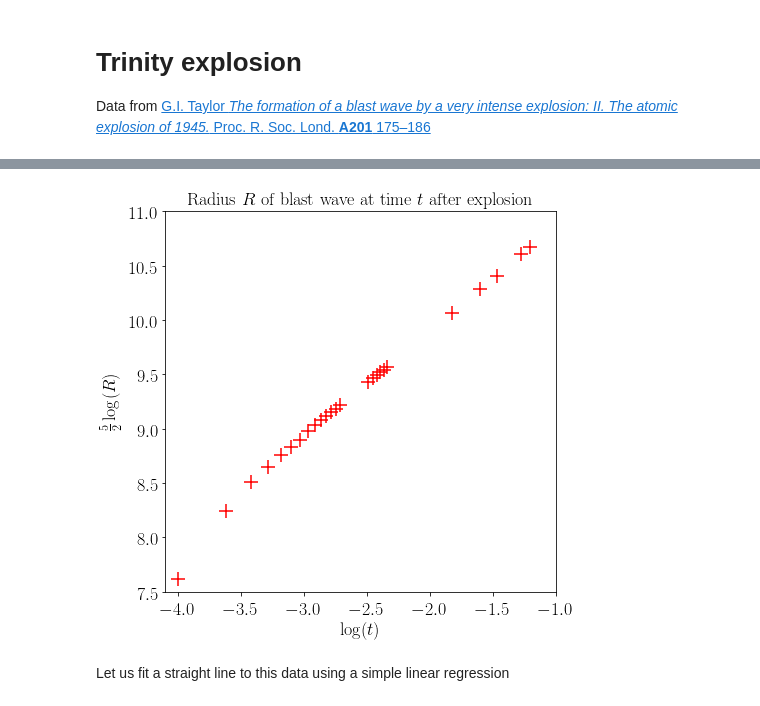
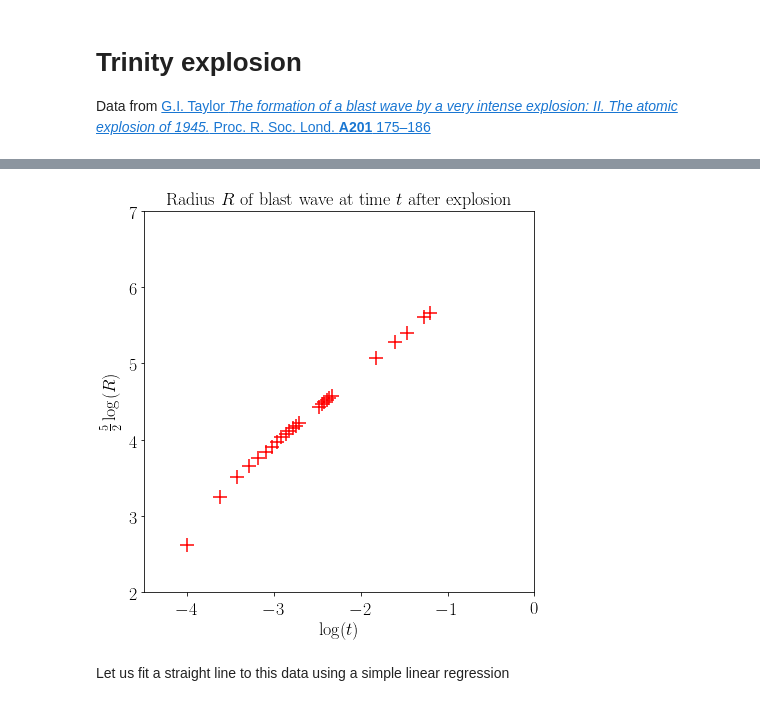
Before and after one commit to jsdiazpo/Physics-Digressions, a Jupyter notebook: Trinity-Test.ipynb, the cells around one changed output, grey strips where cells are left out. Cells and saved outputs as stored; diff of their text form; code cells hidden in the pictures.

```diff
--- a/Trinity-Test.ipynb
+++ b/Trinity-Test.ipynb
@@ -17,9 +17,7 @@ Data from [G.I. Taylor *The formation of a blast wave by a very intense explosio
 df = pd.read_csv('data/GITaylor_Trinity_data.csv')
 # %%
 df['t_sec'] = df['t_msec'] * 1e-3  # convert msec to sec
-df['R_cm']  = df['R_m'] * 1e2      # convert m to cm to reproduce Taylor's Figure 1
 
 df['log10_t'] = df['t_sec'].apply(lambda x: np.log10(x))
-df['log10_R'] = df['R_cm'].apply(lambda x: np.log10(x))
-df['5/2*log10_R'] = df['log10_R'] * 5/2
-# df['5/2*log10R']  = df['log10_R'] * 5/2
+df['5/2*log10_R'] = df['R_m'].apply(lambda x: 5/2*np.log10(x))
+df.head()
@@ -35,14 +31,14 @@ df.head()
 # %%
 fig, ax = plt.subplots()
 fig.set_size_inches(7, 7)
-xmin, xmax = -4.1, -1
-ymin, ymax = 7.5, 11
+xmin, xmax = -4.5, 0
+ymin, ymax = 2, 7
 ax.scatter(df['log10_t'], df['5/2*log10_R'], s=180, marker='+', color='r')
 ax.set(xlim=[xmin, xmax], ylim=[ymin, ymax],
        xlabel=r'$\log(t)$', ylabel=r'$\frac{5}{2}\log(R)$',
        title=r'Radius $R$ of blast wave at time $t$ after explosion');
 # %% [output]
-[figure, old version]
+[figure, new version]
 # %% [markdown]
 Let us fit a straight line to this data using a simple linear regression
 # %%
```
Also changed, not shown: parts of 6 cells of this notebook.
